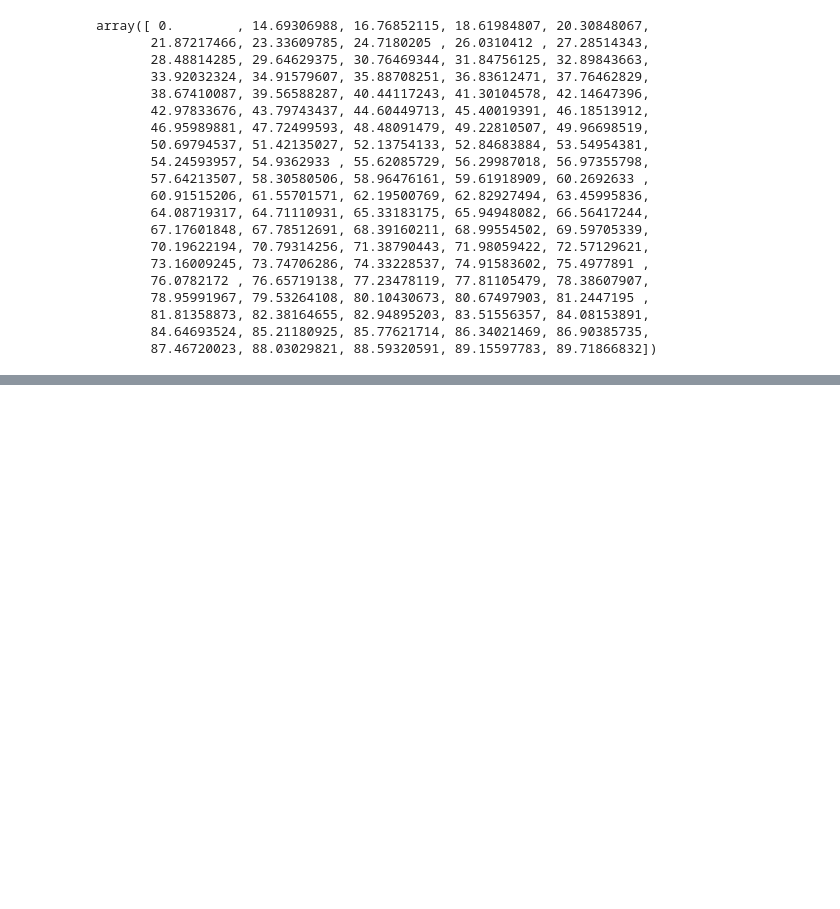
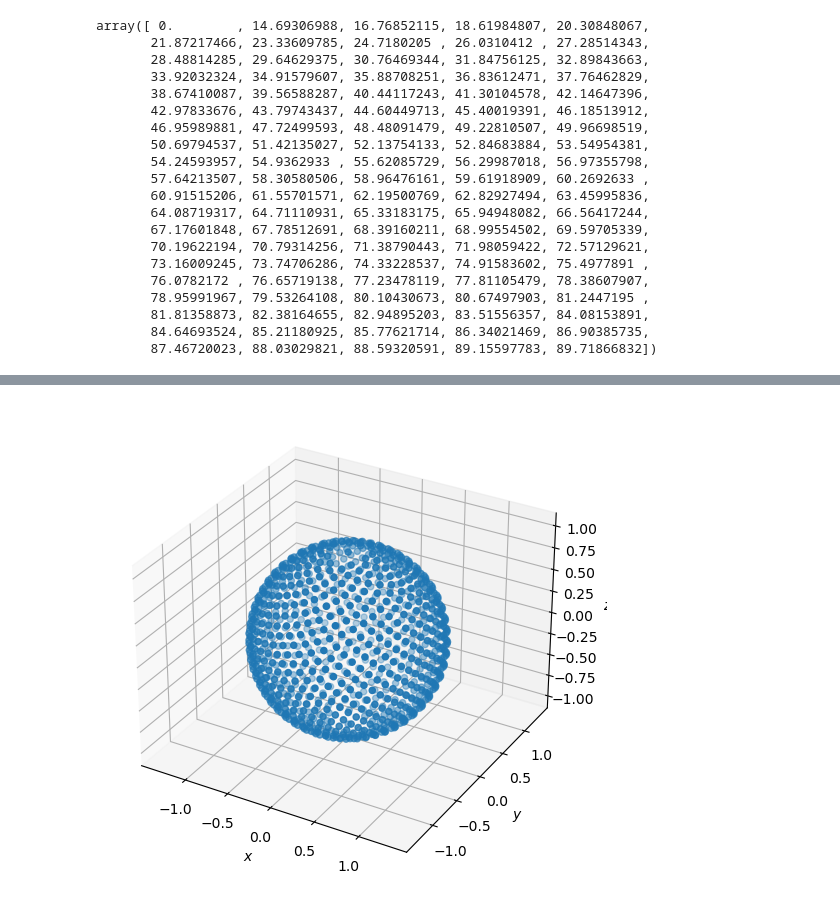
Before and after one commit to marcoalopez/PyRockWave, a Jupyter notebook: src/example_seismicTools.ipynb, the cells around one changed output, grey strips where cells are left out. Saved outputs shown, nothing was run; the diff lists cells and outputs as text; code cells hidden in the pictures; blank space fills up the shorter version.

```diff
--- a/src/example_seismicTools.ipynb
+++ b/src/example_seismicTools.ipynb
@@ -199,0 +202,11 @@ array([  0.        ,   0.        ,   3.88322208,   7.76644415,
+# %%
+azimuths, polar = st.equispaced_S2_grid(n=1001)
+x, y, z = st.sph2cart(azimuths, polar)
+
+fig, ax = plt.subplots(subplot_kw={"projection": "3d"}, constrained_layout=True)
+
+ax.scatter(x, y, z)
+ax.axis('equal')
+_ = ax.set_xlabel(r'$x$'), ax.set_ylabel(r'$y$'), ax.set_zlabel(r'$z$')
+# %% [output]
+[figure, added]
```
Also changed, not shown: parts of 4 cells of this notebook, 1 other file.
